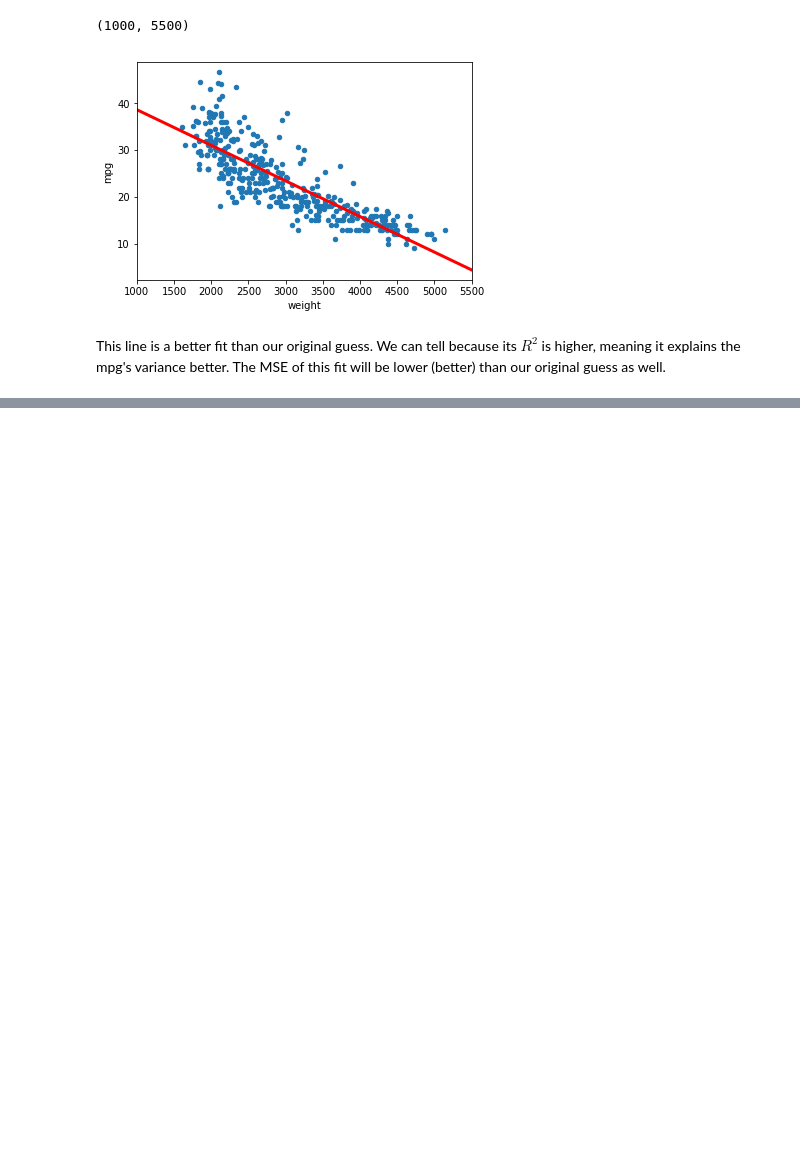
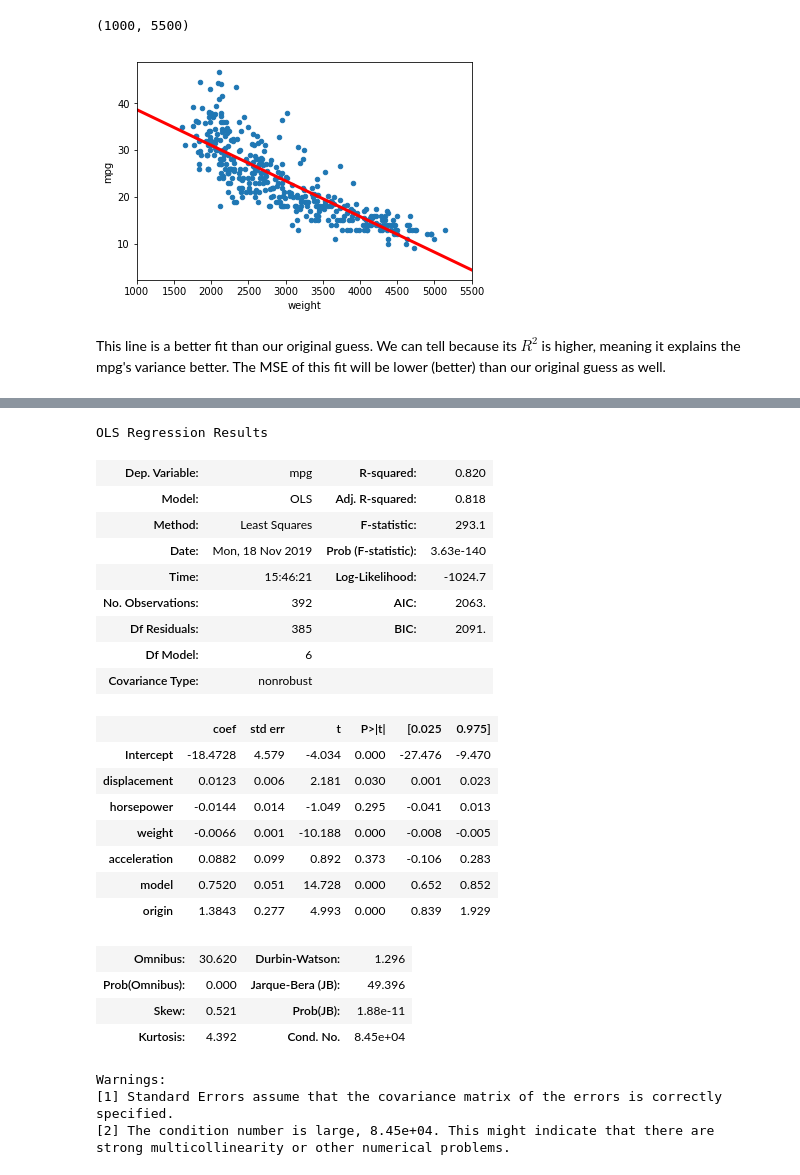
Before and after one commit to randifico/INTRO-TO-DATA-ANALYSIS, a Jupyter notebook: cars.ipynb, the cells around one changed output, grey strips where cells are left out. Drawn from its saved outputs; the diff is of its cells as text; code cells hidden in the pictures; blank space fills up the shorter version.

```diff
--- a/cars.ipynb
+++ b/cars.ipynb
@@ -565,0 +805,33 @@ This line is a better fit than our original guess. We can tell because its $R^2$
+# %%
+linear_model = smf.ols(formula='mpg ~ displacement + horsepower + weight + acceleration + model + origin',
+                       data=cars)
+
+fitted_model = linear_model.fit()
+fitted_model.summary()
+# %% [output]
+OLS Regression Results
+| Dep. Variable: | mpg | R-squared: | 0.820 |
+| Model: | OLS | Adj. R-squared: | 0.818 |
+| Method: | Least Squares | F-statistic: | 293.1 |
+| Date: | Mon, 18 Nov 2019 | Prob (F-statistic): | 3.63e-140 |
+| Time: | 15:46:21 | Log-Likelihood: | -1024.7 |
+| No. Observations: | 392 | AIC: | 2063. |
+| Df Residuals: | 385 | BIC: | 2091. |
+| Df Model: | 6 |  |  |
+| Covariance Type: | nonrobust |  |  |
+|  | coef | std err | t | P>|t| | [0.025 | 0.975] |
+| Intercept | -18.4728 | 4.579 | -4.034 | 0.000 | -27.476 | -9.470 |
+| displacement | 0.0123 | 0.006 | 2.181 | 0.030 | 0.001 | 0.023 |
+| horsepower | -0.0144 | 0.014 | -1.049 | 0.295 | -0.041 | 0.013 |
+| weight | -0.0066 | 0.001 | -10.188 | 0.000 | -0.008 | -0.005 |
+| acceleration | 0.0882 | 0.099 | 0.892 | 0.373 | -0.106 | 0.283 |
+| model | 0.7520 | 0.051 | 14.728 | 0.000 | 0.652 | 0.852 |
+| origin | 1.3843 | 0.277 | 4.993 | 0.000 | 0.839 | 1.929 |
+| Omnibus: | 30.620 | Durbin-Watson: | 1.296 |
+| Prob(Omnibus): | 0.000 | Jarque-Bera (JB): | 49.396 |
+| Skew: | 0.521 | Prob(JB): | 1.88e-11 |
+| Kurtosis: | 4.392 | Cond. No. | 8.45e+04 |
+Warnings:
+[1] Standard Errors assume that the covariance matrix of the errors is correctly specified.
+[2] The condition number is large, 8.45e+04. This might indicate that there are
+strong multicollinearity or other numerical problems.
```
Also changed, not shown: parts of 12 cells of this notebook, 1 other file.
